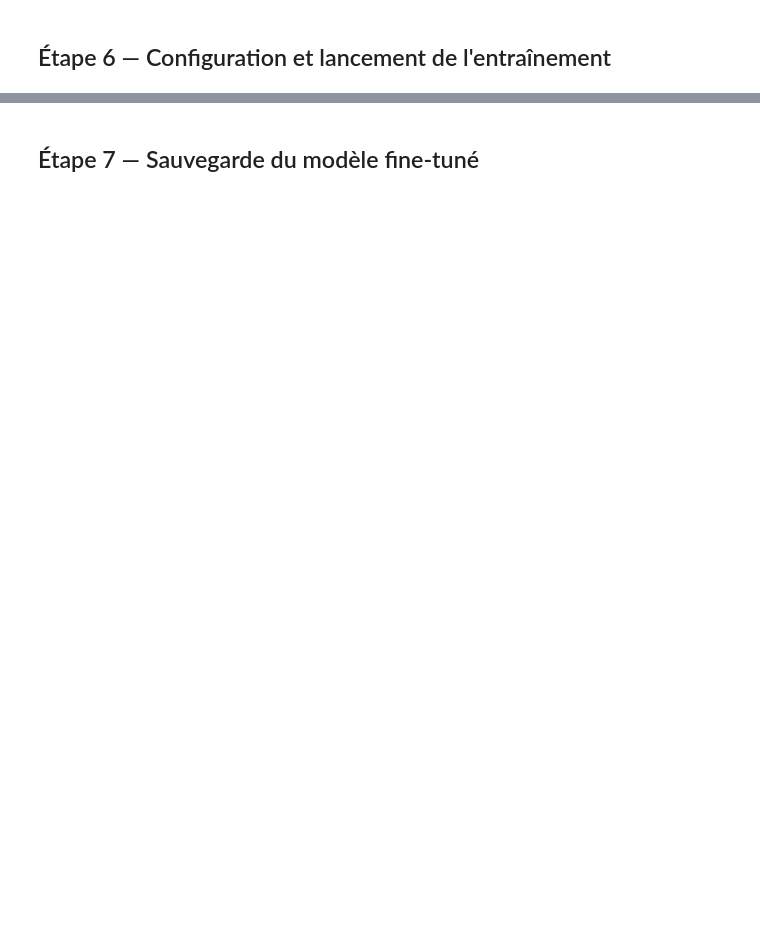
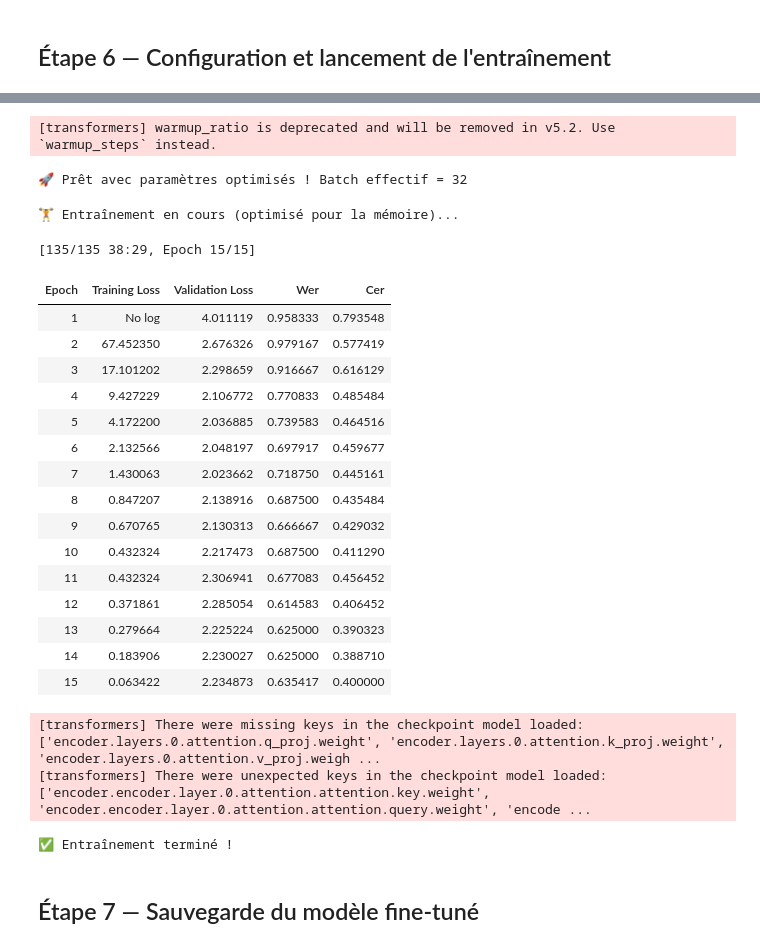
Before and after one commit to AMTHELINKER/HCR-annotation, a Jupyter notebook: backend/ai/finetuning/HCR4_Finetuning_TrOCR.ipynb, the cells around one changed output, grey strips where cells are left out. Cells and saved outputs as stored; diff of their text form; code cells hidden in the pictures; blank space fills up the shorter version.

Commit message:
feat: implement data augmentation pipeline, add spellchecker utility, and expand finetuning dataset

```diff
--- a/backend/ai/finetuning/HCR4_Finetuning_TrOCR.ipynb
+++ b/backend/ai/finetuning/HCR4_Finetuning_TrOCR.ipynb
@@ -154,0 +169,13 @@ print(f"🧪 Évaluation   : {len(eval_dataset)} crops")
+# %%
+# Utilisation des splits pré-générés pour éviter le Data Leakage des augmentations
+import os
+
+TRAIN_CSV = 'dataset/_train_split.csv'
+EVAL_CSV = 'dataset/_eval_split.csv'
+IMAGES_DIR = 'dataset/images'
+
+train_dataset = PrescriptionDataset(TRAIN_CSV, IMAGES_DIR, processor, MAX_TARGET_LENGTH)
+eval_dataset = PrescriptionDataset(EVAL_CSV, IMAGES_DIR, processor, MAX_TARGET_LENGTH)
+
+print(f'🏋️ Entraînement : {len(train_dataset)} crops')
+print(f'🧪 Évaluation   : {len(eval_dataset)} crops')
@@ -185,13 +218,12 @@ print("✅ Métriques WER + CER prêtes.")
 from transformers import Seq2SeqTrainer, Seq2SeqTrainingArguments, default_data_collator
 
 # ============================
-# HYPER-PARAMETRES
-# Modifiez ces valeurs selon vos besoins
+# HYPER-PARAMETRES (AJUSTÉS POUR ÉVITER OOM)
 # ============================
-NUM_EPOCHS = 15            # Plus d'époques car dataset plus granulaire
-BATCH_SIZE = 16            # Crops plus petits = batch plus grand possible
+NUM_EPOCHS = 15
+BATCH_SIZE = 4             # Réduit de 16 à 4 pour économiser la VRAM
 LEARNING_RATE = 4e-5
-GRADIENT_ACCUMULATION = 2  # Batch effectif = 16 * 2 = 32
+GRADIENT_ACCUMULATION = 8  # 4 * 8 = 32 (on garde le même batch effectif)
 
 training_args = Seq2SeqTrainingArguments(
     output_dir='./checkpoints',
@@ -207,7 +239,7 @@ training_args = Seq2SeqTrainingArguments(
     logging_steps=10,
     save_total_limit=3,
     load_best_model_at_end=True,
-    metric_for_best_model='wer',       # WER = métrique principale
+    metric_for_best_model='cer',
     greater_is_better=False,
     report_to='none',
     dataloader_num_workers=2,
@@ -219,22 +251,49 @@ trainer = Seq2SeqTrainer(
     model=model,
     processing_class=processor,
     args=training_args,
-    compute_metrics=compute_metrics,
+    compute_metrics=compute_metrics, # Corrigé : compute_metrics au lieu de compute_cer
     train_dataset=train_dataset,
     eval_dataset=eval_dataset,
     data_collator=default_data_collator,
 )
 
-print(f"🚀 Prêt ! {NUM_EPOCHS} époques, batch effectif = {BATCH_SIZE * GRADIENT_ACCUMULATION}")
-print(f"   Métrique principale : WER (Word Error Rate)")
-print(f"   Estimation : ~10-15 min sur GPU T4")
+print(f"🚀 Prêt avec paramètres optimisés ! Batch effectif = {BATCH_SIZE * GRADIENT_ACCUMULATION}")
+# %% [output]
+[transformers] warmup_ratio is deprecated and will be removed in v5.2. Use `warmup_steps` instead.
+🚀 Prêt avec paramètres optimisés ! Batch effectif = 32
 # %%
+# Nettoyage de la mémoire avant de lancer
+import torch
+torch.cuda.empty_cache()
+
 # ============================
 # LANCEMENT DE L'ENTRAÎNEMENT
 # ============================
-print("🏋️ Entraînement en cours...\n")
+print("🏋️ Entraînement en cours (optimisé pour la mémoire)...")
 trainer.train()
 print("\n✅ Entraînement terminé !")
+# %% [output]
+🏋️ Entraînement en cours (optimisé pour la mémoire)...
+[135/135 38:29, Epoch 15/15]
+| Epoch | Training Loss | Validation Loss | Wer | Cer |
+| 1 | No log | 4.011119 | 0.958333 | 0.793548 |
+| 2 | 67.452350 | 2.676326 | 0.979167 | 0.577419 |
+| 3 | 17.101202 | 2.298659 | 0.916667 | 0.616129 |
+| 4 | 9.427229 | 2.106772 | 0.770833 | 0.485484 |
+| 5 | 4.172200 | 2.036885 | 0.739583 | 0.464516 |
+| 6 | 2.132566 | 2.048197 | 0.697917 | 0.459677 |
+| 7 | 1.430063 | 2.023662 | 0.718750 | 0.445161 |
+| 8 | 0.847207 | 2.138916 | 0.687500 | 0.435484 |
+| 9 | 0.670765 | 2.130313 | 0.666667 | 0.429032 |
+| 10 | 0.432324 | 2.217473 | 0.687500 | 0.411290 |
+| 11 | 0.432324 | 2.306941 | 0.677083 | 0.456452 |
+| 12 | 0.371861 | 2.285054 | 0.614583 | 0.406452 |
+| 13 | 0.279664 | 2.225224 | 0.625000 | 0.390323 |
+| 14 | 0.183906 | 2.230027 | 0.625000 | 0.388710 |
+| 15 | 0.063422 | 2.234873 | 0.635417 | 0.400000 |
+[transformers] There were missing keys in the checkpoint model loaded: ['encoder.layers.0.attention.q_proj.weight', 'encoder.layers.0.attention.k_proj.weight', 'encoder.layers.0.attention.v_proj.weigh ...
+[transformers] There were unexpected keys in the checkpoint model loaded: ['encoder.encoder.layer.0.attention.attention.key.weight', 'encoder.encoder.layer.0.attention.attention.query.weight', 'encode ...
+✅ Entraînement terminé !
 # %% [markdown]
 ## Étape 7 — Sauvegarde du modèle fine-tuné
 # %%
```
Also changed, not shown: parts of 12 cells of this notebook, 5 other files.
